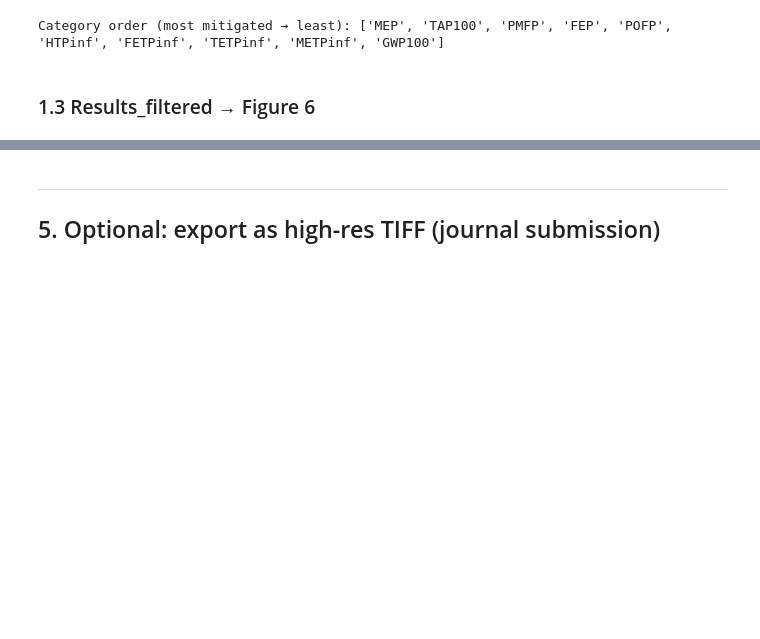
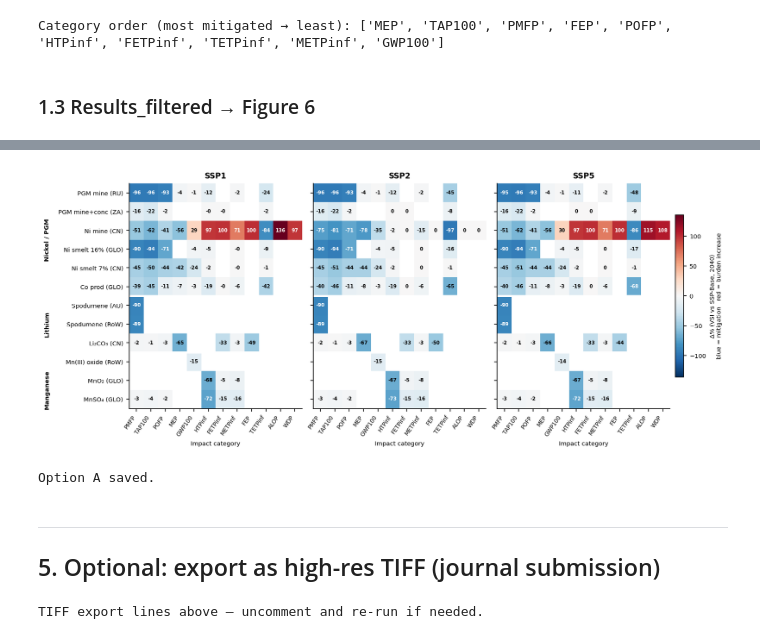
Before and after one commit to bernardomendonca/plca-NMC-oxide-BM-PhD, a Jupyter notebook: 11_figure_generation.ipynb, the cells around one changed output, grey strips where cells are left out. Saved outputs shown, nothing was run; the diff lists cells and outputs as text; code cells hidden in the pictures; blank space fills up the shorter version.

```diff
--- a/11_figure_generation.ipynb
+++ b/11_figure_generation.ipynb
@@ -438,9 +343,68 @@ Figure 6 saved.
+# %%
+import matplotlib.colors as mcolors  # ensure imported
+
+fig, axes = plt.subplots(1, 3, figsize=(11, 4.5), constrained_layout=True)
+
+vabs = df6_all[["SSP1", "SSP2", "SSP5"]].abs().max().max()
+norm = mcolors.TwoSlopeNorm(vmin=-vabs, vcenter=0, vmax=vabs)  # ← FIX 2: was vmax=vabs*0.15
+cmap = "RdBu_r"
+
+for ax, ssp in zip(axes, ["SSP1", "SSP2", "SSP5"]):
+    mat = pd.DataFrame(index=ACT_ORDER, columns=IMPACT_SHOW, dtype=float).fillna(np.nan)
+    for _, row in df6_all.iterrows():
+        a, ic = row["activity_short"], row["impact"]
+        if a in ACT_ORDER and ic in IMPACT_SHOW:
+            mat.loc[a, ic] = row[ssp]
+
+    im = ax.imshow(mat.values.astype(float), cmap=cmap, norm=norm,
+                   aspect="auto", interpolation="nearest")
+    ax.grid(False)
+
+    for r, act in enumerate(ACT_ORDER):
+        for c, ic in enumerate(IMPACT_SHOW):
+            val = mat.loc[act, ic]
+            if pd.notna(val):
+                fg = "white" if abs(val) > vabs * 0.5 else "black"
+                ax.text(c, r, f"{val:.0f}", ha="center", va="center",
+                        fontsize=5.5, color=fg, fontweight="bold")
+
+    ax.set_xticks(range(len(IMPACT_SHOW)))
+    ax.set_xticklabels(IMPACT_SHOW, rotation=55, ha="right", fontsize=6.5)
+    ax.set_yticks(range(len(ACT_ORDER)))
+    ax.set_yticklabels(ACT_ORDER if ax == axes[0] else [], fontsize=7)
+    ax.set_title(ssp, fontweight="bold", fontsize=9)
+    ax.set_xlabel("Impact category", fontsize=7)
+
+    for sep_y in [5.5, 8.5]:
+        ax.axhline(sep_y, color="white", linewidth=2.5)
+
+for label, y in [("Nickel / PGM", 2.5), ("Lithium", 7.0), ("Manganese", 10.5)]:
+    axes[0].text(-6, y, label, ha="right", va="center",
+                 fontsize=7, fontweight="bold", rotation=90,
+                 clip_on=False)
+
+cbar = fig.colorbar(
+    plt.cm.ScalarMappable(cmap=cmap, norm=norm),
+    ax=axes, orientation="vertical", fraction=0.015, pad=0.01, shrink=0.8
+)
+cbar.set_label("\u0394% (VSI vs SSP-Base, 2040)\nblue = mitigation   red = burden increase",
+               fontsize=7)
+
+fig.savefig(OUTPUT_DIR / "Figure6_optionA_heatmap.png", dpi=300, bbox_inches="tight")
+fig.savefig(OUTPUT_DIR / "Figure6_optionA_heatmap.pdf",           bbox_inches="tight")
+plt.show()
+print("Figure 6 saved.")
+# %% [output]
+[figure, added]
+Option A saved.
 # %% [markdown]
 ---
 ## 5. Optional: export as high-res TIFF (journal submission)
 # %%
 # Uncomment and re-run figure cells above, then call:
-# fig.savefig(OUTPUT_DIR / "Figure4.tiff", dpi=600, bbox_inches="tight")
-# fig.savefig(OUTPUT_DIR / "Figure5.tiff", dpi=600, bbox_inches="tight")
-# fig.savefig(OUTPUT_DIR / "Figure6.tiff", dpi=600, bbox_inches="tight")
+fig.savefig(OUTPUT_DIR / "Figure4.tiff", dpi=600, bbox_inches="tight")
+fig.savefig(OUTPUT_DIR / "Figure5.tiff", dpi=600, bbox_inches="tight")
+fig.savefig(OUTPUT_DIR / "Figure6.tiff", dpi=600, bbox_inches="tight")
 print("TIFF export lines above — uncomment and re-run if needed.")
+# %% [output]
+TIFF export lines above — uncomment and re-run if needed.
```
Also changed, not shown: parts of 15 cells of this notebook, 1 other file.
